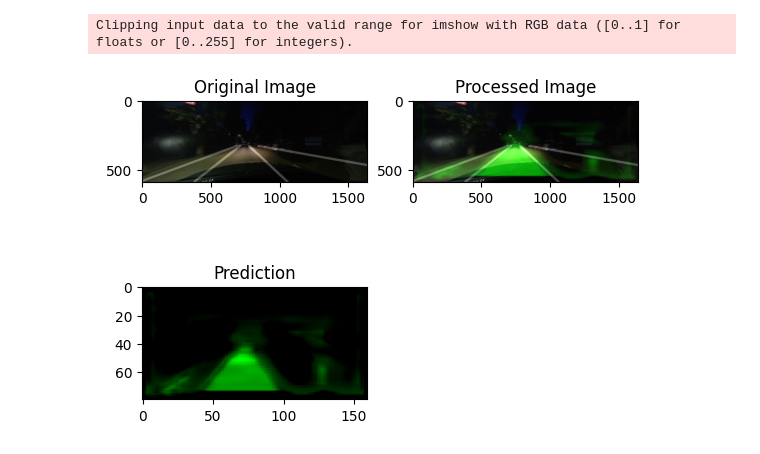
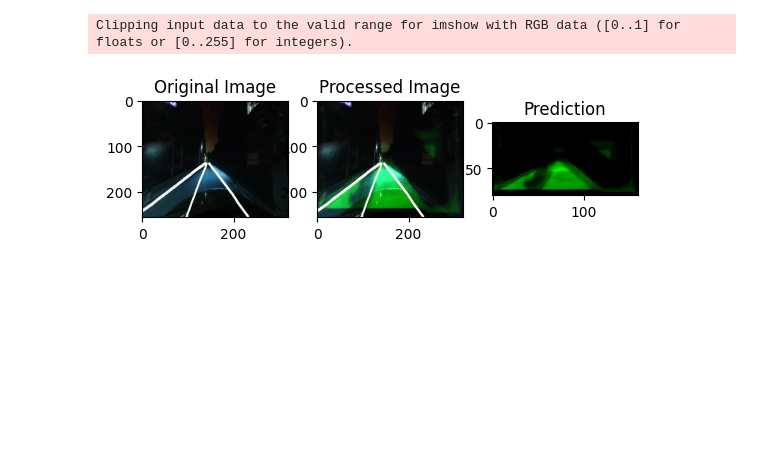
Before and after one commit to Blah029/undergraduate-project-I, a Jupyter notebook: jupyter/single_frame_detection.ipynb, the cells around one changed output. Saved outputs shown, nothing was run; the diff lists cells and outputs as text; code cells hidden in the pictures; blank space fills up the shorter version.

```diff
--- a/jupyter/single_frame_detection.ipynb
+++ b/jupyter/single_frame_detection.ipynb
@@ -33,10 +33,11 @@ class Lanes:
         return result
 # %%
 # Load an image
-# dir_image = r"C:\Users\User Files\Documents\University\Misc\4th Year Work\Final Year Project\Outputs\Model Outputs\MIRNet"
-# image = cv2.imread(f"{dir_image}\\techodyssey_1080p_5.png")
-dir_image = r"C:\\Users\\User Files\\Documents\\University\\Misc\\4th Year Work\\Final Year Project\\Datasets\\image-footage\\CULane Selected\\Overlaid"
-image = cv2.imread(f"{dir_image}\\driver100_0284_02190.png")
+dir_image = "C:\\Users\\User Files\\Documents\\University\\Misc\\4th Year Work\\Final Year Project\\Outputs\\Model Outputs\\UNet\\overlay"
+dir_plot = "C:\\Users\\User Files\\Documents\\University\\Misc\\4th Year Work\\Final Year Project\\Outputs\\Model Outputs\\FCNN"
+filename = "img-22.jpg"
+image = cv2.imread(f"{dir_image}\\{filename}")
+# print(f"{dir_image}\\img-1.jpg")
 # %%
 lanes = Lanes()
 
@@ -44,14 +45,14 @@ image = cv2.cvtColor(image, cv2.COLOR_BGR2RGB)
 processed_image = lanes.road_lines(image)
 # processed_image = cv2.cvtColor(processed_image, cv2.COLOR_BGR2RGB)
 
-fig, ax = plt.subplots(2, 2)
-ax[0,0].imshow(image)
-ax[0,0].set_title("Original Image")
-ax[0,1].imshow(processed_image)
-ax[0,1].set_title("Processed Image")
-ax[1,0].imshow(lanes.lane_drawn)
-ax[1,0].set_title("Prediction")
-ax[1,1].axis("off")
+fig, ax = plt.subplots(1, 3)
+ax[0].imshow(image)
+ax[0].set_title("Original Image")
+ax[1].imshow(processed_image)
+ax[1].set_title("Processed Image")
+ax[2].imshow(lanes.lane_drawn)
+ax[2].set_title("Prediction")
+# ax[1,1].axis("off")
 
 # fig, ax = plt.subplots(1, 2)
 # ax[0].imshow(image)
@@ -59,5 +60,6 @@ ax[1,1].axis("off")
 # ax[1].imshow(processed_image)
 # ax[1].set_title("Processed Image")
 
-plt.show()
+# plt.show()
+plt.savefig(f"{dir_plot}\\{filename[:-4]}_lanedetection.png", bbox_inches='tight')
 # %% [output]
@@ -65,2 +67,2 @@ plt.show()
 Clipping input data to the valid range for imshow with RGB data ([0..1] for floats or [0..255] for integers).
-[figure, old version]
+[figure, new version]
```
Also changed, not shown: parts of 1 cell of this notebook, 2 other files.
